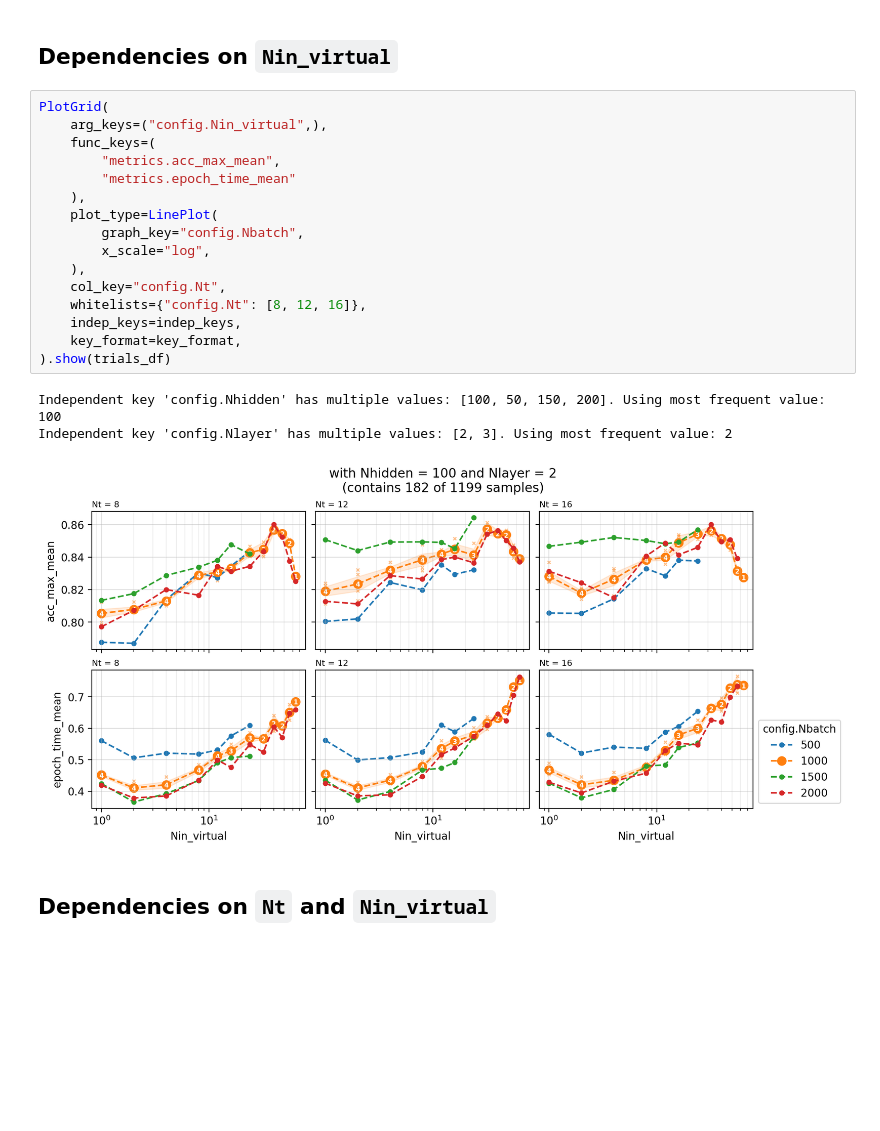
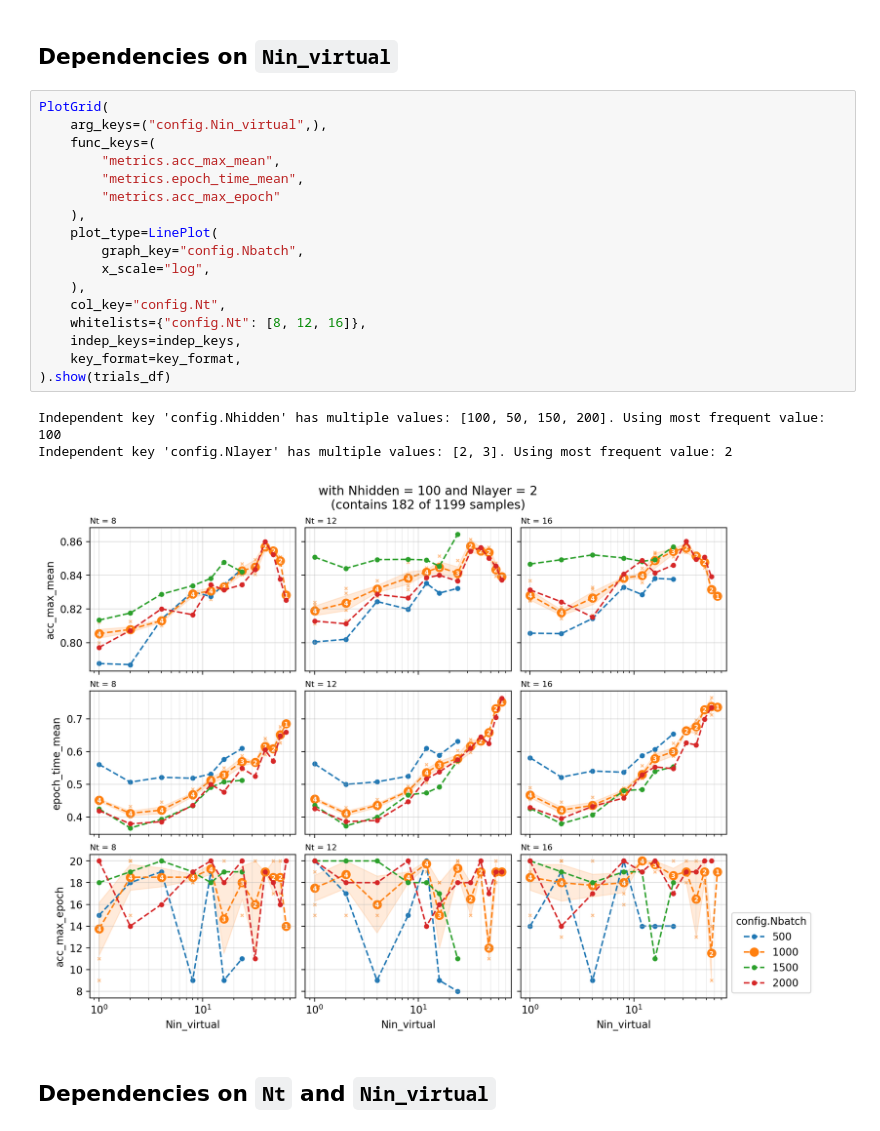
Before and after one commit to carlowenig/spikegd-carlo, a Jupyter notebook: experiments/heidelberg/analyze_grid_results.ipynb, the cells around one changed output. Saved outputs shown, nothing was run; the diff lists cells and outputs as text; blank space fills up the shorter version.

```diff
--- a/experiments/heidelberg/analyze_grid_results.ipynb
+++ b/experiments/heidelberg/analyze_grid_results.ipynb
@@ -197,23 +198,24 @@ Independent key 'config.Nlayer' has multiple values: [2, 3]. Using most frequent
 # %%
 PlotGrid(
     arg_keys=("config.Nin_virtual",),
     func_keys=(
         "metrics.acc_max_mean",
-        "metrics.epoch_time_mean"
+        "metrics.epoch_time_mean",
+        "metrics.acc_max_epoch"
     ),
     plot_type=LinePlot(
         graph_key="config.Nbatch",
         x_scale="log",
     ),
     col_key="config.Nt",
     whitelists={"config.Nt": [8, 12, 16]},
     indep_keys=indep_keys,
     key_format=key_format,
 ).show(trials_df)
 # %% [output]
 Independent key 'config.Nhidden' has multiple values: [100, 50, 150, 200]. Using most frequent value: 100
 Independent key 'config.Nlayer' has multiple values: [2, 3]. Using most frequent value: 2
-[figure, old version]
+[figure, new version]
 # %% [markdown]
 ## Dependencies on `Nt` and `Nin_virtual`
 # %%
```
Also changed, not shown: parts of 2 cells of this notebook, 5 other files.
